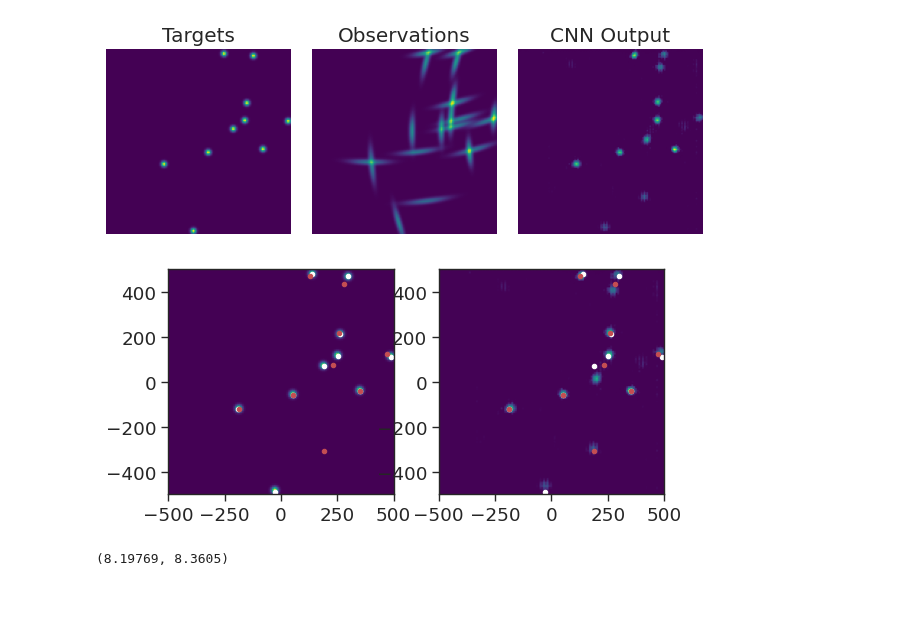
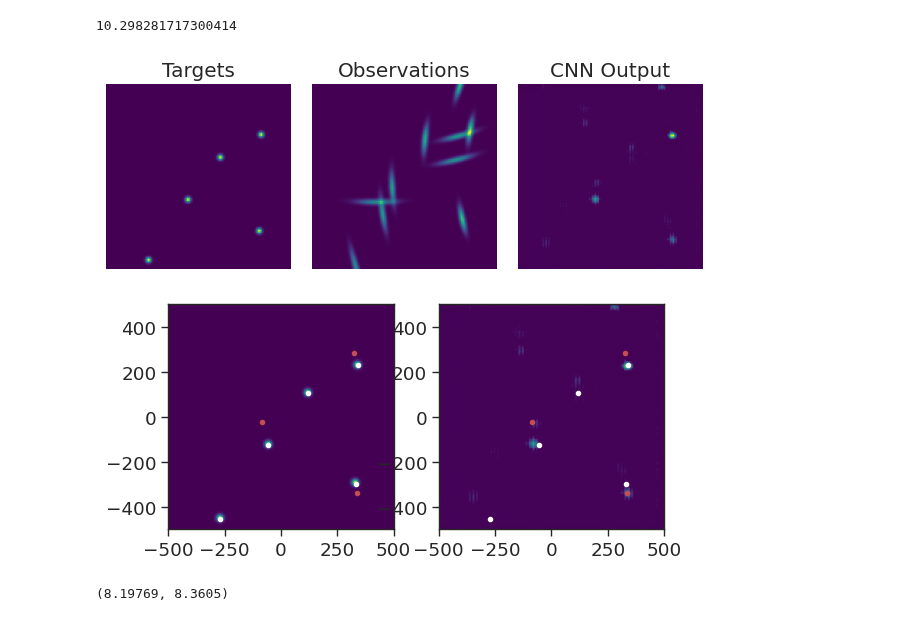
Before and after one commit to Damowerko/mtt, a Jupyter notebook: scripts/evaluate.ipynb, the cells around one changed output. Cells and saved outputs as stored; diff of their text form; code cells hidden in the pictures.

```diff
--- a/scripts/evaluate.ipynb
+++ b/scripts/evaluate.ipynb
@@ -70,2 +71,6 @@ for i in range(n):
     predictions_cnn.append(find_peaks(pred_img[i][filt_idx], width=window)[0])
+# %%
+pred_img.sum(axis=(-1,-2)).mean()
+# %% [output]
+10.298281717300414
 # %%
@@ -78,22 +80,22 @@ for i in range(n):
 # %%
-idx = 10
+idx = dataset_idx
 fig, axs = plt.subplots(1, 3)
 plt.subplots_adjust(wspace=0.05)
 axs[0].imshow(stacked[idx][1][filt_idx].cpu(), extent=extent, origin="lower", cmap="viridis")
 axs[0].set_title("Targets")
 axs[1].imshow(stacked[idx][0][filt_idx].cpu(), extent=extent, origin="lower", cmap="viridis")
 axs[1].set_title("Observations")
 axs[2].imshow(pred_img[idx][filt_idx], extent=extent, origin="lower", cmap="viridis")
 axs[2].set_title("CNN Output")
 for ax in axs:
     ax.axis("off")
 plt.savefig("../figures/images.pdf", bbox_inches="tight")
 plt.tight_layout()
 plt.show()
 # %% [output]
-[figure, old version]
+[figure, new version]
 # %%
-idx = 10
+idx = dataset_idx
 fig, axs = plt.subplots(1, 2)
 target_pos = stacked[idx][2][filt_idx]["target_positions"]
 mu, *_ = find_peaks(pred_img[idx][filt_idx], width=window)
@@ -107,7 +109,7 @@ for ax in axs:
     ax.set_ylim(-window / 2, window / 2)
 plt.show()
 # %% [output]
-[figure, old version]
+[figure, new version]
 # %%
 mean_energy = np.mean([pos_img[1].cpu().sum(dim=[-1,-2]) for _, pos_img, _ in stacked])
 mean_cardinality = np.mean([len(info["target_positions"]) for _,_,infos in stacked for info in infos])
```
Also changed, not shown: parts of 5 cells of this notebook, 7 other files.
